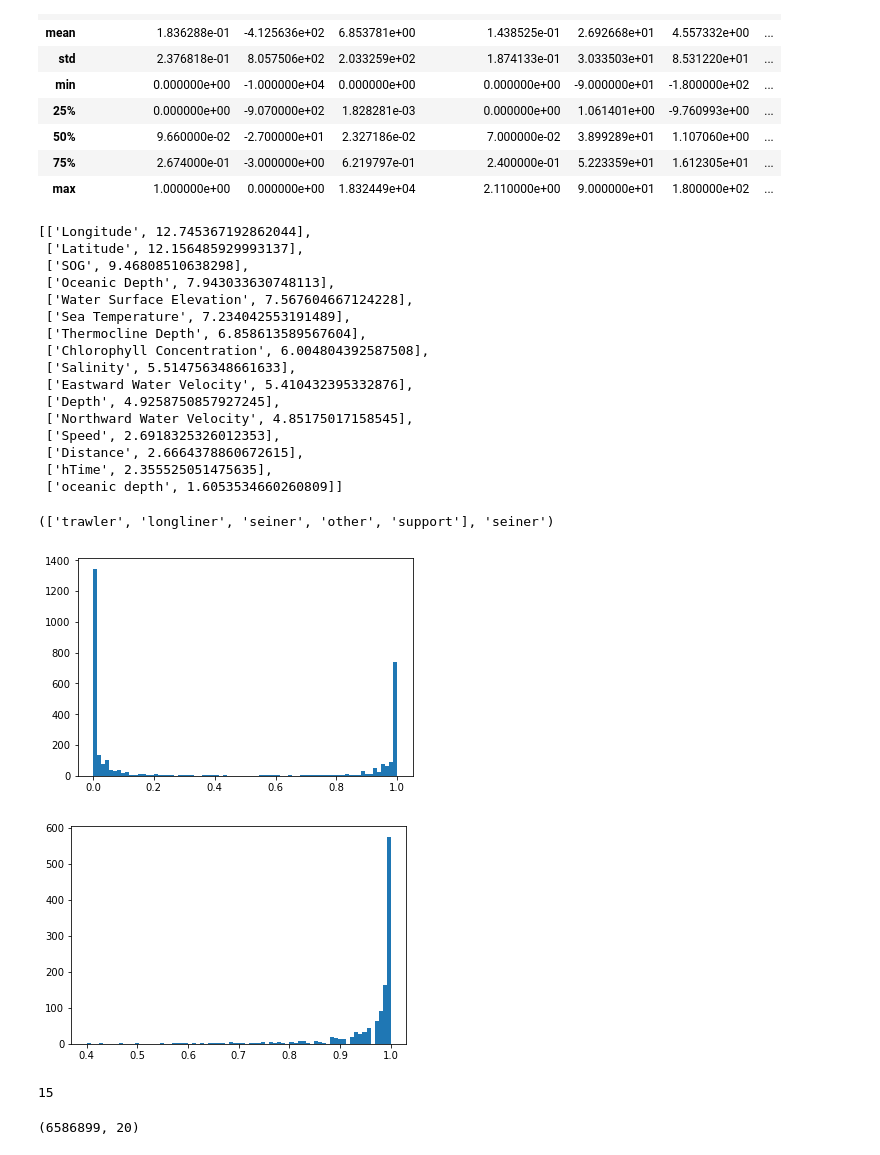
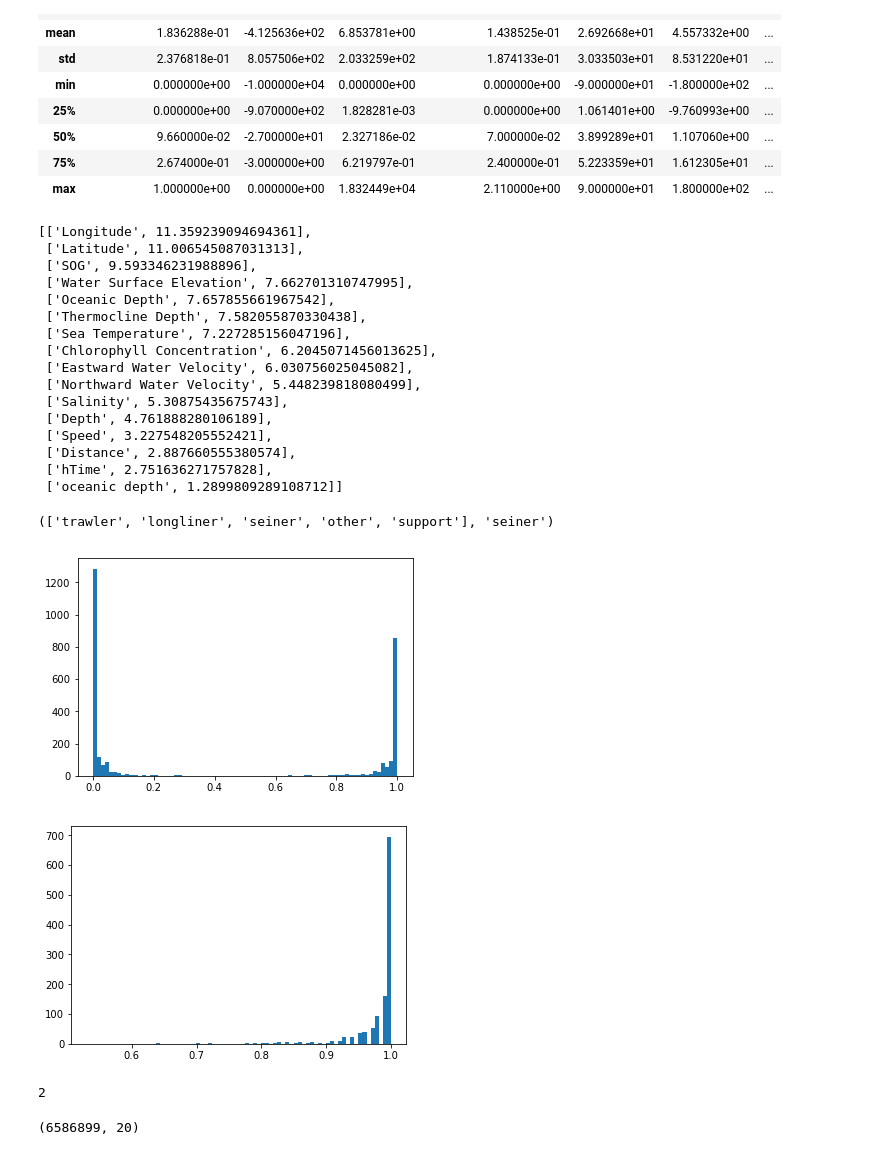
Before and after one commit to SorokinV/TopCoder-2017-08-FishMen2, a Jupyter notebook: Jupyter-NET/Fish-Exp-01-XGB.ipynb, the cells around one changed output. Drawn from its saved outputs; the diff is of its cells as text; code cells hidden in the pictures.

Commit message:
XGB intermediate. Добавлена очистка данных, проверка взвешенных по времени+-, работа через softprobs, но почему-то результаты не ахти -->874xxx

```diff
--- a/Jupyter-NET/Fish-Exp-01-XGB.ipynb
+++ b/Jupyter-NET/Fish-Exp-01-XGB.ipynb
@@ -254,9 +254,10 @@ train_y.shape, train_x.shape, train_x.columns.tolist(), train_y.max()
 # %%
 parms = {'reg':'logistic'}
 parms = {'multi':'softmax','num_class':5,'metrics':'mlogloss'}
-parms = {'multi':'softmax','num_class':5,'metrics':'mlogloss'}
+parms = {'multi':'softprob','num_class':5,'metrics':'mlogloss'}
+parms['objective'] = 'multi:softprob'
 ##parms = {'reg':'logistic'}
 ##parms = {'reg':'linear','metrics':'auc'}
 
-hist = xgb.cv(parms,mtrain,num_boost_round=30,nfold=5,early_stopping_rounds=4,verbose_eval=True,metrics='mlogloss')
+##hist = xgb.cv(parms,mtrain,num_boost_round=30,nfold=5,early_stopping_rounds=4,verbose_eval=True,metrics='mlogloss')
 #hist = xgb.train(parms,mtrain,num_boost_round=30,early_stopping_rounds=5)
@@ -299,6 +282,6 @@ hist
 | 28 | 0.301614 | 0.001325 | 0.301171 | 0.001363 |
 | 29 | 0.297902 | 0.000824 | 0.297451 | 0.001180 |
 # %%
-xgbmodel = xgb.train(parms,mtrain,num_boost_round=470,verbose_eval=True,xgb_model=xgbmodel) # = 500
+xgbmodel = xgb.train(parms,mtrain,num_boost_round=400,verbose_eval=True, xgb_model=xgbmodel) # = 1000
 # %%
 ##xgbmodel.load_model('../Work/xgbModelClean.bst')
@@ -307,0 +295,2 @@ pred_y = xgbmodel.predict(mtrain); ##pred_y[-20:],pred_y.max()
+# %%
+pred_y_softmax=pred_y.argmax(axis=1); pred_y_softmax.shape
@@ -372,22 +363,22 @@ for ii,temp in enumerate(ffimp) :
     ffimp[ii][1] = float(ffimp[ii][1])/tempsum*100.0;
 ffimp
 # %% [output]
-[['Longitude', 12.745367192862044],
- ['Latitude', 12.156485929993137],
- ['SOG', 9.46808510638298],
- ['Oceanic Depth', 7.943033630748113],
- ['Water Surface Elevation', 7.567604667124228],
- ['Sea Temperature', 7.234042553191489],
- ['Thermocline Depth', 6.858613589567604],
- ['Chlorophyll Concentration', 6.004804392587508],
- ['Salinity', 5.514756348661633],
- ['Eastward Water Velocity', 5.410432395332876],
- ['Depth', 4.9258750857927245],
- ['Northward Water Velocity', 4.85175017158545],
- ['Speed', 2.6918325326012353],
- ['Distance', 2.6664378860672615],
- ['hTime', 2.355525051475635],
- ['oceanic depth', 1.6053534660260809]]
+[['Longitude', 11.359239094694361],
+ ['Latitude', 11.006545087031313],
+ ['SOG', 9.593346231988896],
+ ['Water Surface Elevation', 7.662701310747995],
+ ['Oceanic Depth', 7.657855661967542],
+ ['Thermocline Depth', 7.582055870330438],
+ ['Sea Temperature', 7.227285156047196],
+ ['Chlorophyll Concentration', 6.2045071456013625],
+ ['Eastward Water Velocity', 6.030756025045082],
+ ['Northward Water Velocity', 5.448239818080499],
+ ['Salinity', 5.30875435675743],
+ ['Depth', 4.761888280106189],
+ ['Speed', 3.227548205552421],
+ ['Distance', 2.887660555380574],
+ ['hTime', 2.751636271757828],
+ ['oceanic depth', 1.2899809289108712]]
 # %%
 y_class, trainIndex['typing'][132759]
 # %% [output]
@@ -395,21 +386,21 @@ y_class, trainIndex['typing'][132759]
 # %%
 ppred = pd.DataFrame()
 ppred['TrackNumber'] = train.TrackNumber
-ppred['pred_y'] = pred_y
+ppred['pred_y'] = pred_y_softmax
 ppred['true_y'] = train.y
 
 
 g0pred = ppred.groupby(['TrackNumber','pred_y']).agg(['count'])
 g1pred = ppred.groupby(['TrackNumber']).agg(['count']); g1pred
 g0pred['pr'] = np.round(g0pred.true_y/g1pred.true_y,2)
 g2pred = g0pred.reset_index()
 g2pred = g2pred.pr.groupby(g2pred.TrackNumber).max()
 plt.hist(g0pred.pr,bins=75); plt.show()
 plt.hist(g2pred,bins=75); plt.show()
 #g0pred
 g2pred.head()
 len(g2pred[g2pred<0.60])
 # %% [output]
-[figure, old version]
+[figure, new version]
-[figure, old version]
+[figure, new version]
-15
+2
```
Also changed, not shown: parts of 14 cells of this notebook, 1 other file.
